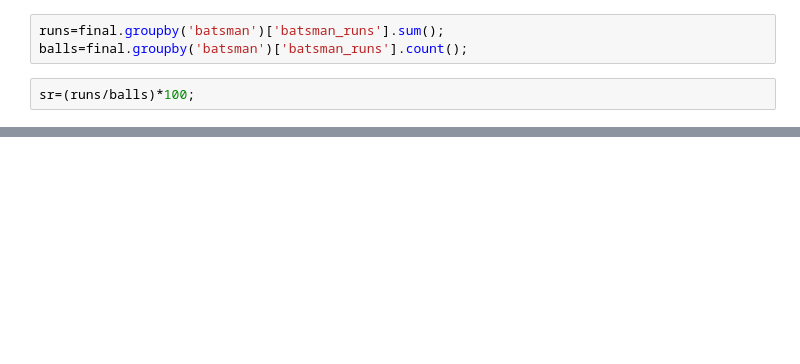
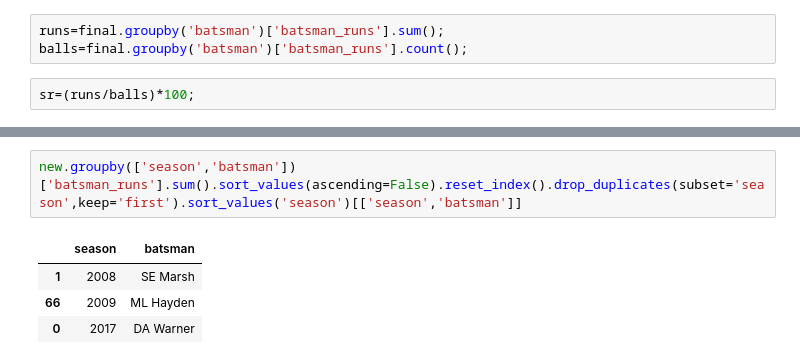
Before and after one commit to nitishxthakur/DataLab, a Jupyter notebook: pandas1.ipynb, the cells around one changed output, grey strips where cells are left out. Cells and saved outputs as stored; diff of their text form; blank space fills up the shorter version.

```diff
--- a/pandas1.ipynb
+++ b/pandas1.ipynb
@@ -200,0 +201,7 @@ Name: batsman_runs, dtype: float64
+# %%
+new.groupby(['season','batsman'])['batsman_runs'].sum().sort_values(ascending=False).reset_index().drop_duplicates(subset='season',keep='first').sort_values('season')[['season','batsman']]
+# %% [output]
+|  | season | batsman |
+| 1 | 2008 | SE Marsh |
+| 66 | 2009 | ML Hayden |
+| 0 | 2017 | DA Warner |
```
Also changed, not shown: parts of 17 cells of this notebook.
